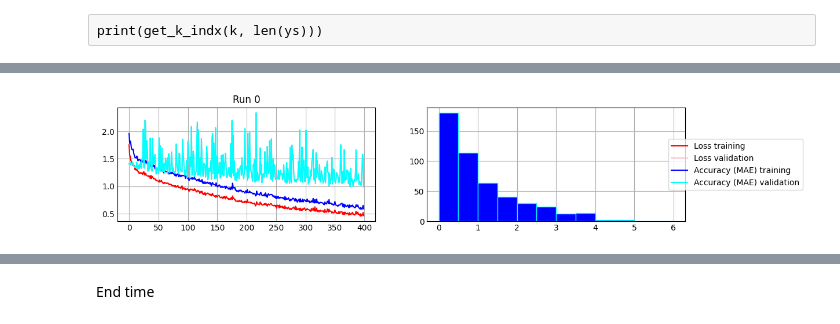
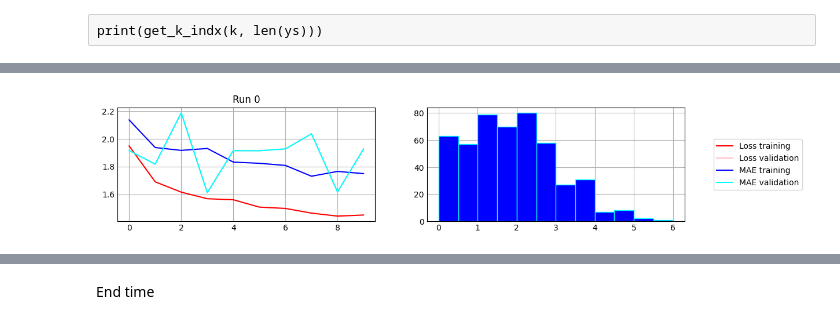
Before and after one commit to Arisiru/research-face-excercises-dynamics, a Jupyter notebook: src/Modeling_exp_05.ipynb, the cells around one changed output, grey strips where cells are left out. Saved outputs shown, nothing was run; the diff lists cells and outputs as text; code cells hidden in the pictures.

Commit message:
add: regression-based model

```diff
--- a/src/Modeling_exp_05.ipynb
+++ b/src/Modeling_exp_05.ipynb
@@ -86,8 +114,8 @@ feature_engineering_setting = {
     'coordinates': True,
     'normalize_by_start': False,
     'normalize': False,
-    'direction': False,
-    'distance': False,
+    'direction': True,
+    'distance': True,
     'symetry_diference': False,
     're_base': True,
     'transformation_to_rebase': False,
@@ -212,7 +236,7 @@ def get_cnn(inputLayer, region='default'):
     m = BatchNormalization(axis=chanDim, name=f'{region}-Normalization-4')(m)
     m = MaxPooling1D((2), name=f'{region}-Pooling-4')(m)
     m = Flatten(name=f'{region}-Flatten-1')(m)
-    m = Dropout(0.3, name=f'{region}-Dropout-1')(m)
+    m = Dropout(0.5, name=f'{region}-Dropout-1')(m)
     m = Dense(128, activation="relu", name=f'{region}-Dense-1')(m)
     m = Model(inputs=inputLayer, outputs=m)
 
@@ -307,13 +333,13 @@ weight_training_classes = {0: 0.32075471698113206,
 ### K-fold evaluation
 # %%
 k = 5
-k_limit = 5
-train = 0.8
-val = 0.2
-test = 0.2
+k_limit = 1
+train = 0.85
+val = 0.5
+test = 0.1
 # %%
 VERBOSE = 0
-EPOCHS = 400
-BATCH_SIZE = 64
+EPOCHS = 10
+BATCH_SIZE = 8
 # %%
 from sklearn.model_selection import KFold
@@ -346,12 +373,9 @@ models = []
 
 
 for i in range(k_limit):
-    fig, axs = plt.subplots(1,2,figsize=(10,2))
-    colors = ['red', 'pink', 'blue', 'cyan']
-    labels = ['Loss training', 'Loss validation', 'Accuracy (MAE) training', 'Accuracy (MAE) validation']
-
     TIME[f'k_{i}_training_start'] = time.time()
     train_indx, val_indx, test_indx  = indxs[i]
+
     xs_meta_i = xs_meta[train_indx]
     xs_meta_i_val = xs_meta[val_indx]
     xs_meta_i_test = xs_meta[test_indx]
@@ -381,6 +405,7 @@ for i in range(k_limit):
                                                  classes = np.unique(ys_i),
                                                  y=ys_i)
     available_classes = np.unique(ys_i)
+
     weight_training_classes = {
         0: 0,
         1: 0,
@@ -398,7 +423,7 @@ for i in range(k_limit):
     model = get_model()
 
     model_callbacks = [
-        tf.keras.callbacks.EarlyStopping(patience=20)
+        tf.keras.callbacks.EarlyStopping(start_from_epoch=100, patience=40)
     ]
 
     hist = model.fit(
@@ -422,7 +447,32 @@ for i in range(k_limit):
 
     models.append(model)
 
-    # visualizing losses and accuracy
+    TIME[f'k_{i}_training_end'] = time.time()
+    TIME[f'k_{i}_evaluation_start'] = time.time()
+
+    ### EVALUATION
+    y_pred = model.predict([
+        xs_meta_i_test,
+        xs_global_i_test,
+        xs_frontal_i_test,
+        xs_oral_i_test,
+        xs_orbital_i_test],verbose=0)
+    #print(y_pred)
+    y_pred_classification = np.round(y_pred.flatten())
+    for idx, x in np.ndenumerate(y_pred_classification):
+        if x > 5: y_pred_classification[idx] = 5
+        if x < 0: y_pred_classification[idx] = 0
+
+    y_pred_regression = y_pred.flatten()
+    print(f' R2 score: {r2_score(ys_i_test, y_pred_regression)}')
+    print(f' MEA: {mean_absolute_error(ys_i_test, y_pred_regression)}')
+    print(classification_report(ys_i_test, y_pred_classification))
+
+    ### VISUALISATION
+    fig, axs = plt.subplots(1,2,figsize=(10,2))
+    colors = ['red', 'pink', 'blue', 'cyan']
+    labels = ['Loss training', 'Loss validation', 'MAE training', 'MAE validation']
+
     train_loss = hist.history['loss']
     val_loss   = hist.history['val_loss']
     train_acc  = hist.history['mae']
@@ -434,30 +484,11 @@ for i in range(k_limit):
     axs[0].plot(xc, val_loss, color=colors[1], label=labels[1])
     axs[0].plot(xc, train_acc, color=colors[2], label=labels[2])
     axs[0].plot(xc, val_acc, color=colors[3], label=labels[3])
-    axs[0].legend(labels, ncol=1, bbox_to_anchor=(1.2,0.5), loc="center right", fontsize=10,
-           bbox_transform=plt.gcf().transFigure)
 
-    TIME[f'k_{i}_training_end'] = time.time()
-    TIME[f'k_{i}_evaluation_start'] = time.time()
-
-    y_output = model.predict([
-        xs_meta_i_test,
-        xs_global_i_test,
-        xs_frontal_i_test,
-        xs_oral_i_test,
-        xs_orbital_i_test],verbose=0)
-
-    y_pred = [x[0] for x in y_output]
-
-    TIME[f'k_{i}_evaluation_end'] = time.time()
-
-    errors = error_size(ys_i_test, y_pred)
+    errors = error_size(ys_i_test, y_pred_regression)
     axs[1].hist(errors, bins=[0, 0.5, 1, 1.5, 2, 2.5, 3, 3.5, 4, 4.5, 5, 5.5, 6], color=colors[2], edgecolor=colors[3])
 
-    print(f' R2 score: {r2_score(ys_i_test, y_pred)}')
-    print(f' MEA: {mean_absolute_error(ys_i_test, y_pred)}')
-    #print(f' size of errors: {error_size(ys_i_test, y_pred)}')
-
-    fig.show()
-    fig.savefig(f'../results/regression_plots/mphnn_runs_regression_{i}_{int(time.time())}.svg', format='svg', dpi=1200)
+    fig.legend(labels, ncol=1, bbox_to_anchor=(1.2,0.5), loc='center right', fontsize=10, bbox_transform=plt.gcf().transFigure)
+    fig.savefig(os.path.join(dir_results, f'mphnn_model_v05_run_{i}_{int(time.time())}.svg'), format='svg', dpi=1200, bbox_inches='tight')
+    plt.show()
 # %% [output]
@@ -470 +519 @@ for i in range(k_limit):
-[figure, old version]
+[figure, new version]
```
Also changed, not shown: parts of 23 cells of this notebook, 3 other files.
